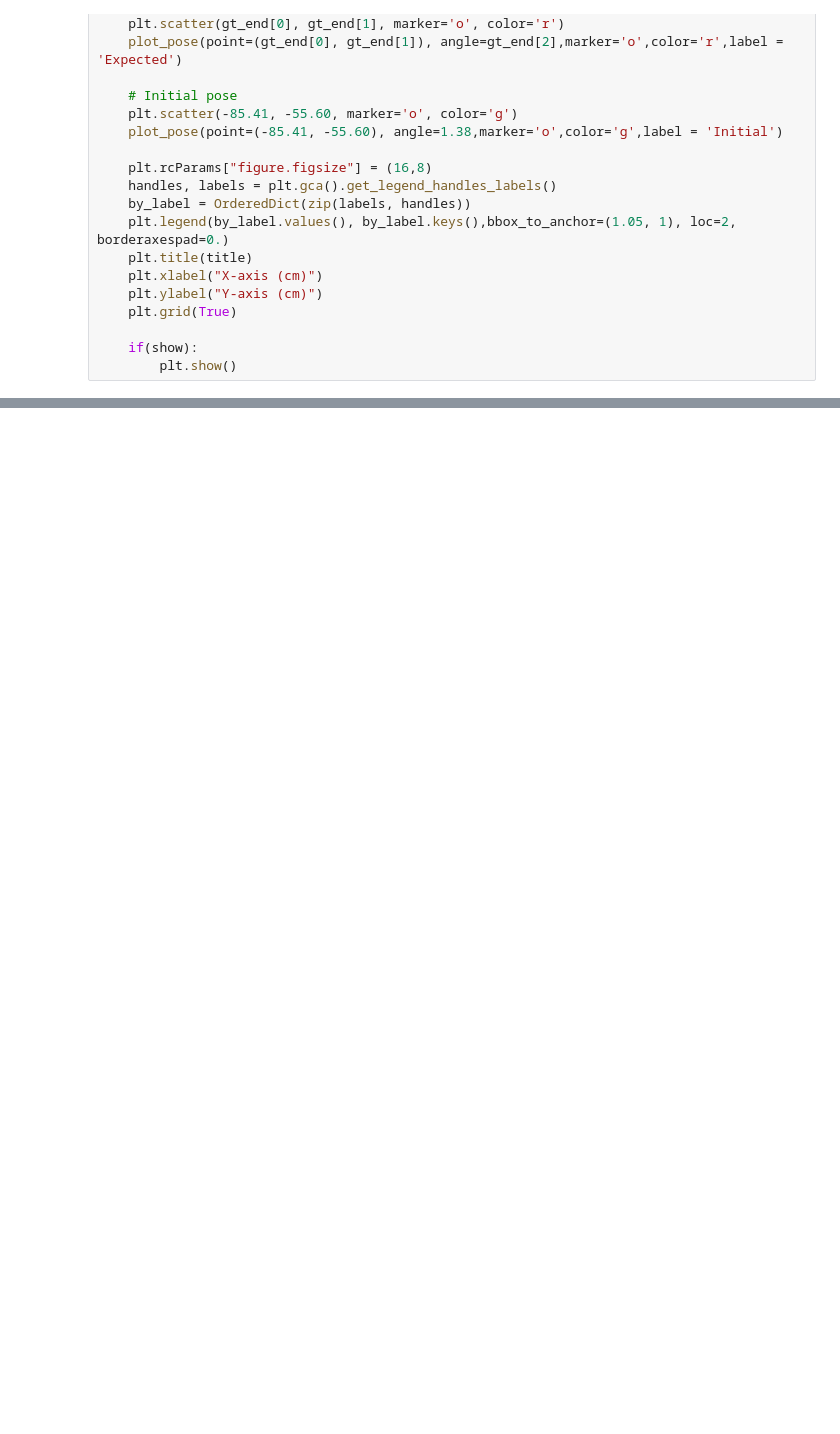
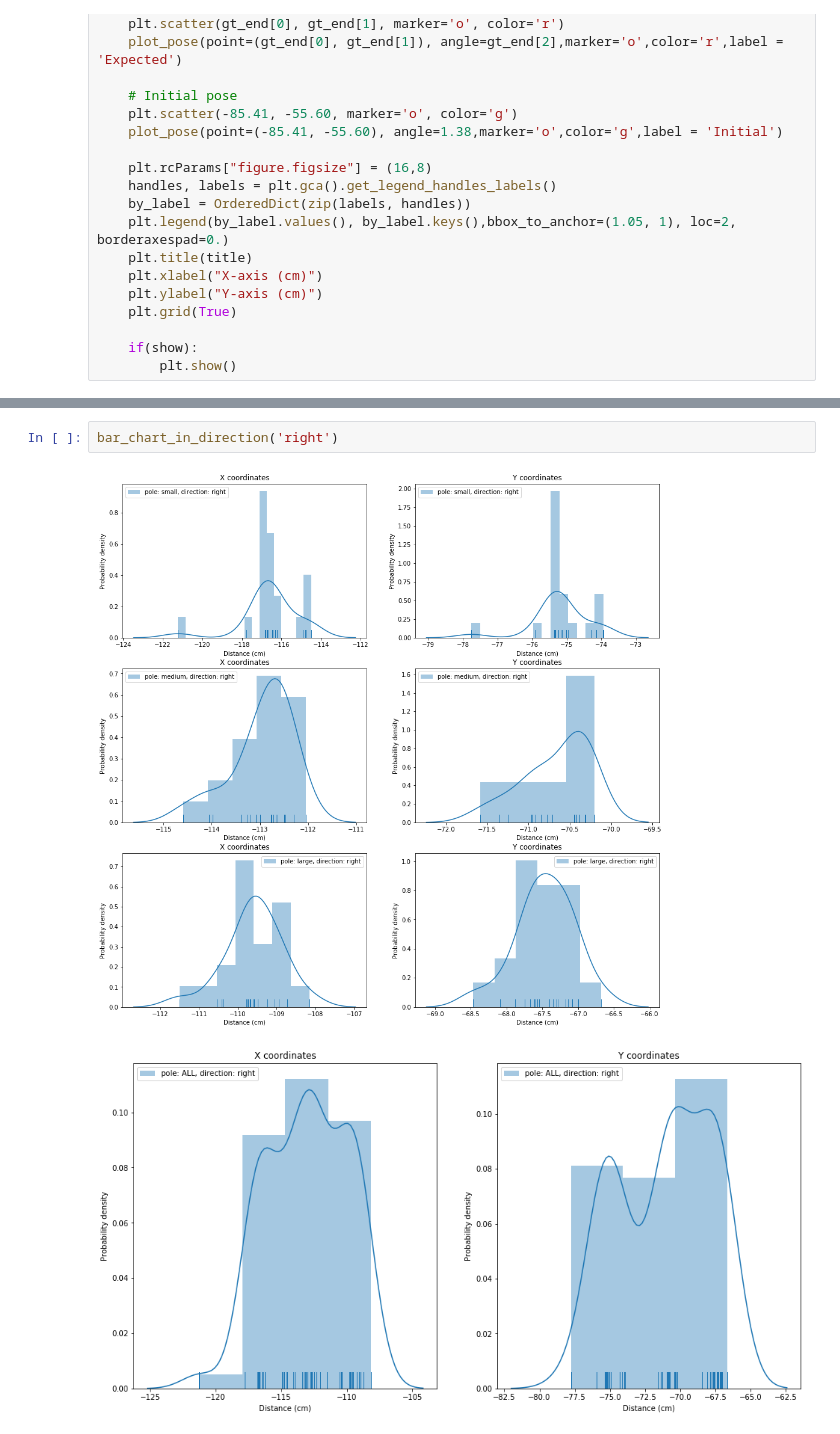
Before and after one commit to debaraj-barua/ScientificExperimentation-ss18, a Jupyter notebook: 05_ youBot_Placing_Experiment/src/pre-porcessing.ipynb, the cells around one changed output, grey strips where cells are left out. Drawn from its saved outputs; the diff is of its cells as text; blank space fills up the shorter version.

```diff
--- a/05_ youBot_Placing_Experiment/src/pre-porcessing.ipynb
+++ b/05_ youBot_Placing_Experiment/src/pre-porcessing.ipynb
@@ -206,0 +277,5 @@ plot_data(df, (gt[gt_index][0], gt[gt_index][1], gt[gt_index][2]), title)
+# %%
+bar_chart_in_direction('right')
+# %% [output]
+[figure, added]
+[figure, added]
```
Also changed, not shown: parts of 15 cells of this notebook.
